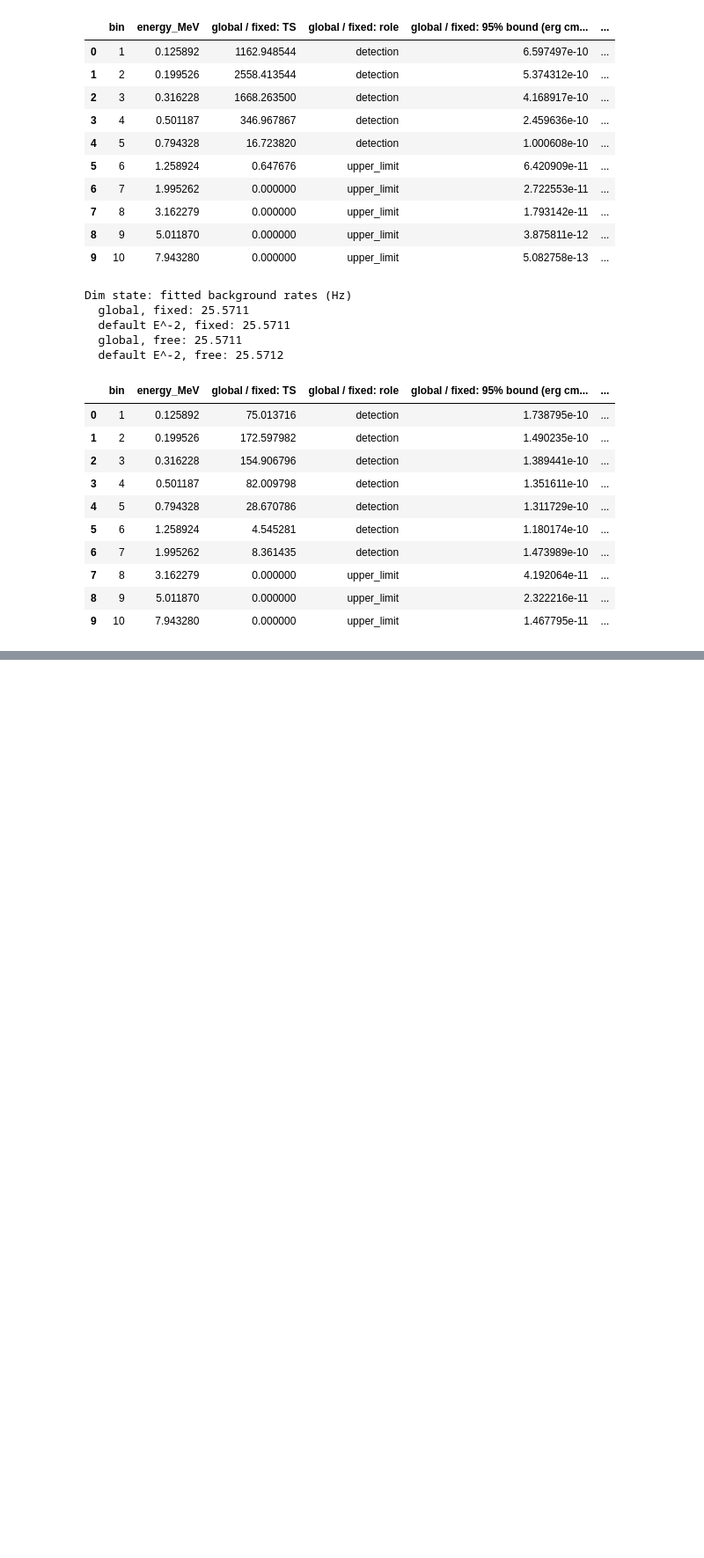
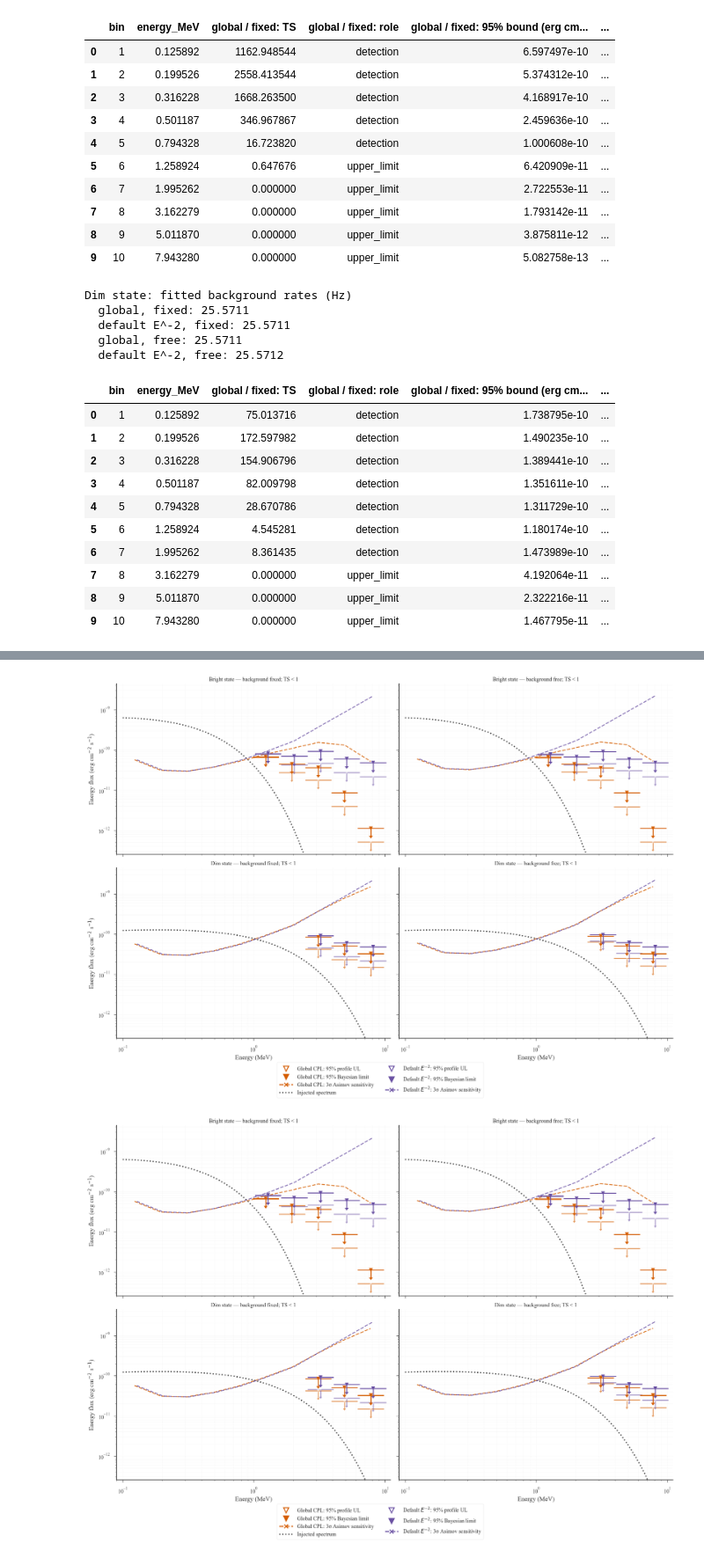
Before and after one commit to parshadkp/cosipy, a Jupyter notebook: docs/tutorials/spectral_fits/continuum_fit/AGN/Fluctuate_True/NGC4151_Paper_Plots_TH_Dim_Bright_BinnedSED_Comparison_Fluctuate_True.ipynb, the cells around one changed output, grey strips where cells are left out. Shown at 88% size. Drawn from its saved outputs; the diff is of its cells as text; code cells hidden in the pictures; blank space fills up the shorter version.

```diff
--- a/docs/tutorials/spectral_fits/continuum_fit/AGN/Fluctuate_True/NGC4151_Paper_Plots_TH_Dim_Bright_BinnedSED_Comparison_Fluctuate_True.ipynb
+++ b/docs/tutorials/spectral_fits/continuum_fit/AGN/Fluctuate_True/NGC4151_Paper_Plots_TH_Dim_Bright_BinnedSED_Comparison_Fluctuate_True.ipynb
@@ -757,0 +894,23 @@ display(fig)
+# %%
+# Fermi Science Tools style 95% posterior limits for TS < 1.
+bayes_rows = []
+for state, cases in sed_comparisons.items():
+    for (shape_name, background_mode), sed in cases.items():
+        weak = sed.loc[sed['ts_value'] < 1.0]
+        for _, point in weak.iterrows():
+            profile = float(point['sed_ul95_erg_cm2_s'])
+            bayes = float(point['sed_ul95_bayes_erg_cm2_s'])
+            bayes_rows.append({
+                'state': state, 'shape': shape_name, 'background': background_mode,
+                'bin': int(point['bin_index']),
+                'energy_MeV': float(point['e_ref_keV']) * KEV_TO_MEV,
+                'TS': float(point['ts_value']),
+                'profile_95': profile, 'bayesian_95': bayes,
+                'bayes_to_profile': bayes / profile,
+            })
+bayes_comparison = pd.DataFrame(bayes_rows)
+display(bayes_comparison)
+fig_bayes = plot_limit_comparison('sed_ul95_bayes_erg_cm2_s',
+                                  '95% Bayesian limit', ts_below_one=True)
+display(fig_bayes)
+# %% [output]
@@ -757,0 +934,2 @@ display(fig)
+[figure, added]
+[figure, added]
```
Also changed, not shown: parts of 10 cells of this notebook, 3 other files.
